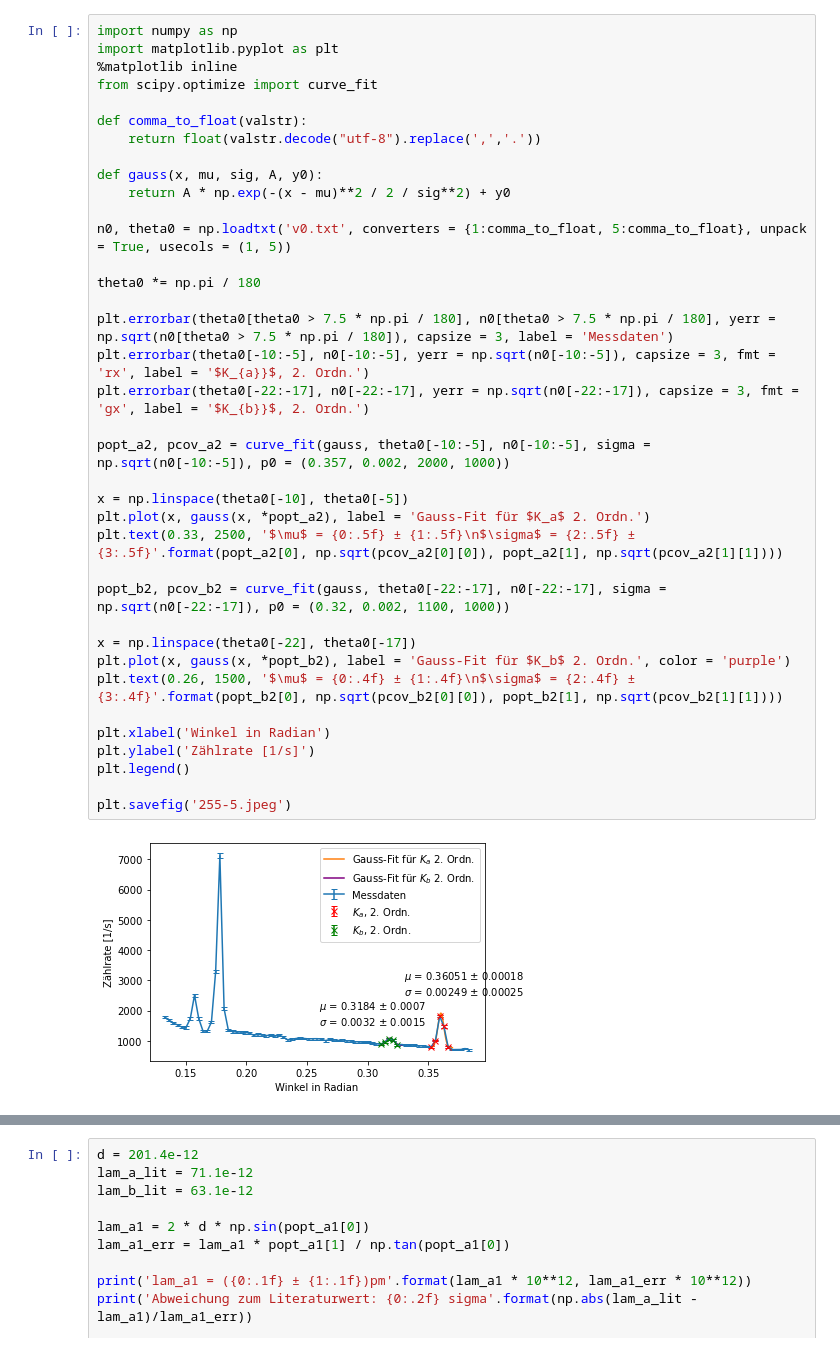
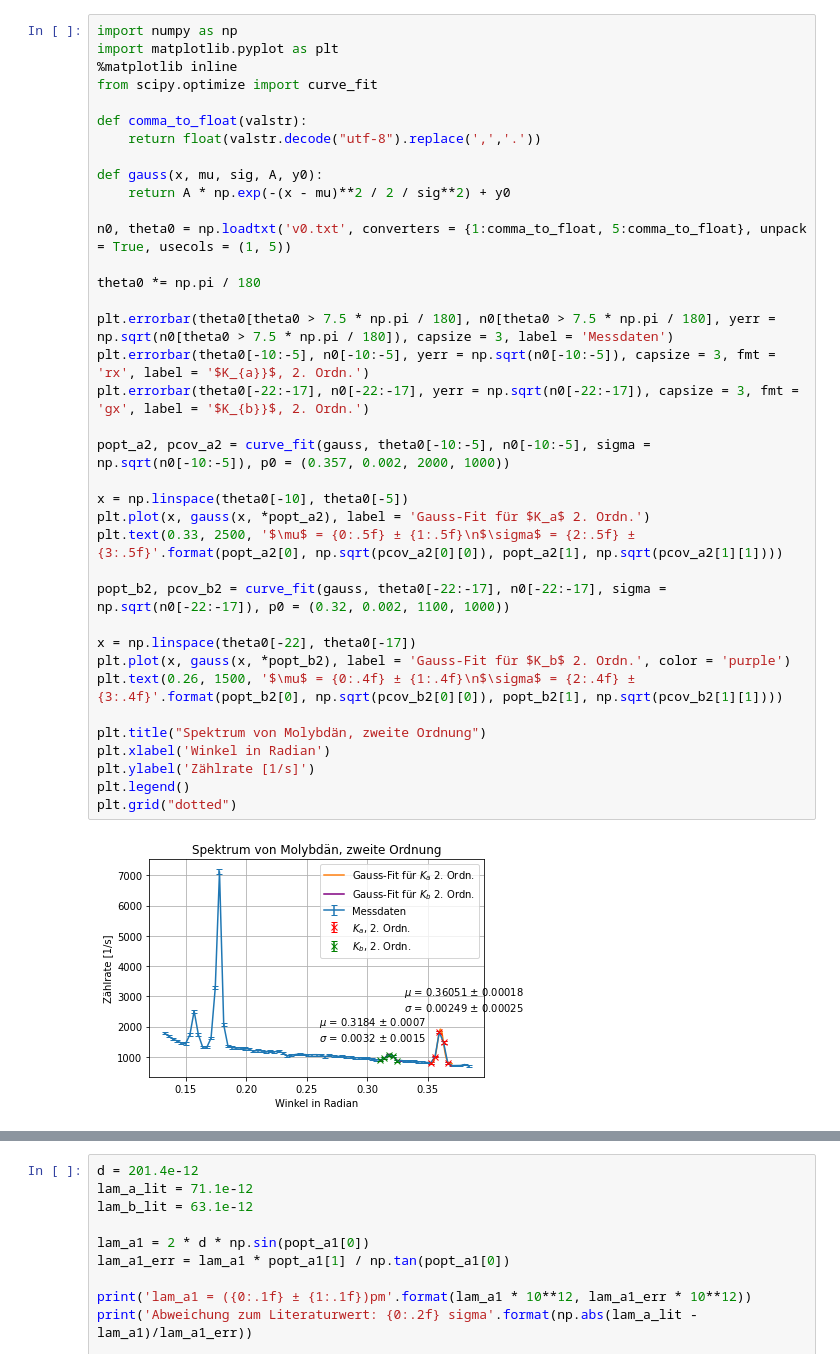
Before and after one commit to leonardscheuer/PAP2, a Jupyter notebook: 255/255-Ausw.ipynb, the cells around one changed output, grey strips where cells are left out. Cells and saved outputs as stored; diff of their text form.

```diff
--- a/255/255-Ausw.ipynb
+++ b/255/255-Ausw.ipynb
@@ -62,36 +128,36 @@ from scipy.optimize import curve_fit
 def comma_to_float(valstr):
     return float(valstr.decode("utf-8").replace(',','.'))
 
 def gauss(x, mu, sig, A, y0):
     return A * np.exp(-(x - mu)**2 / 2 / sig**2) + y0
 
 n0, theta0 = np.loadtxt('v0.txt', converters = {1:comma_to_float, 5:comma_to_float}, unpack = True, usecols = (1, 5))
 
 theta0 *= np.pi / 180
 
 plt.errorbar(theta0[theta0 > 7.5 * np.pi / 180], n0[theta0 > 7.5 * np.pi / 180], yerr = np.sqrt(n0[theta0 > 7.5 * np.pi / 180]), capsize = 3, label = 'Messdaten')
 plt.errorbar(theta0[-10:-5], n0[-10:-5], yerr = np.sqrt(n0[-10:-5]), capsize = 3, fmt = 'rx', label = '$K_{a}}$, 2. Ordn.')
 plt.errorbar(theta0[-22:-17], n0[-22:-17], yerr = np.sqrt(n0[-22:-17]), capsize = 3, fmt = 'gx', label = '$K_{b}}$, 2. Ordn.')
 
 popt_a2, pcov_a2 = curve_fit(gauss, theta0[-10:-5], n0[-10:-5], sigma = np.sqrt(n0[-10:-5]), p0 = (0.357, 0.002, 2000, 1000))
 
 x = np.linspace(theta0[-10], theta0[-5])
 plt.plot(x, gauss(x, *popt_a2), label = 'Gauss-Fit für $K_a$ 2. Ordn.')
 plt.text(0.33, 2500, '$\mu$ = {0:.5f} ± {1:.5f}\n$\sigma$ = {2:.5f} ± {3:.5f}'.format(popt_a2[0], np.sqrt(pcov_a2[0][0]), popt_a2[1], np.sqrt(pcov_a2[1][1])))
 
 popt_b2, pcov_b2 = curve_fit(gauss, theta0[-22:-17], n0[-22:-17], sigma = np.sqrt(n0[-22:-17]), p0 = (0.32, 0.002, 1100, 1000))
 
 x = np.linspace(theta0[-22], theta0[-17])
 plt.plot(x, gauss(x, *popt_b2), label = 'Gauss-Fit für $K_b$ 2. Ordn.', color = 'purple')
 plt.text(0.26, 1500, '$\mu$ = {0:.4f} ± {1:.4f}\n$\sigma$ = {2:.4f} ± {3:.4f}'.format(popt_b2[0], np.sqrt(pcov_b2[0][0]), popt_b2[1], np.sqrt(pcov_b2[1][1])))
 
+plt.title("Spektrum von Molybdän, zweite Ordnung")
 plt.xlabel('Winkel in Radian')
 plt.ylabel('Zählrate [1/s]')
 plt.legend()
-
-plt.savefig('255-5.jpeg')
+plt.grid("dotted")
 # %% [output]
-[figure, old version]
+[figure, new version]
 # %%
 theta1, n1 = np.loadtxt('v1.txt', converters = {0:comma_to_float, 1:comma_to_float}, unpack = True)
 
```
Also changed, not shown: parts of 10 cells of this notebook, 1 other file.
